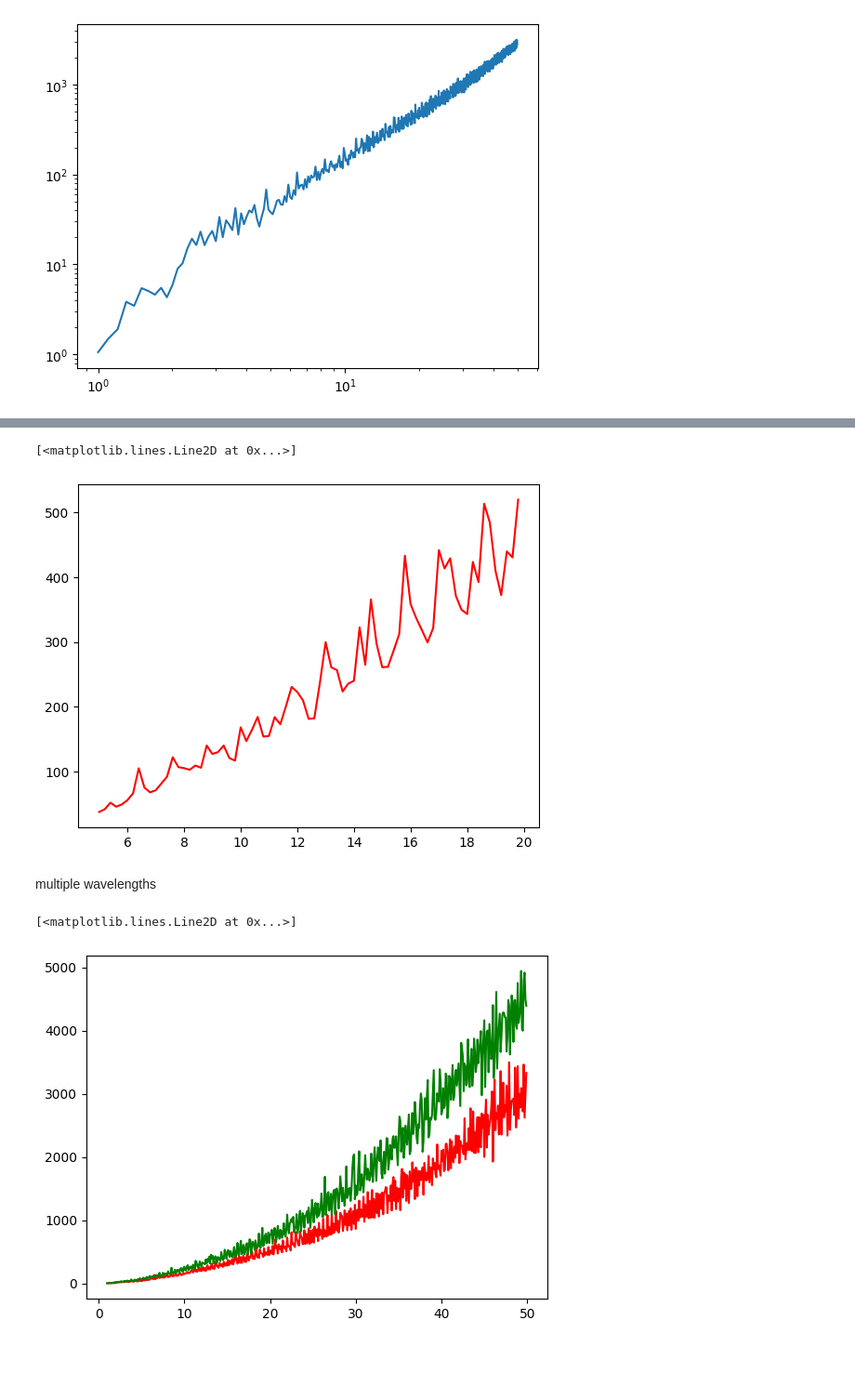
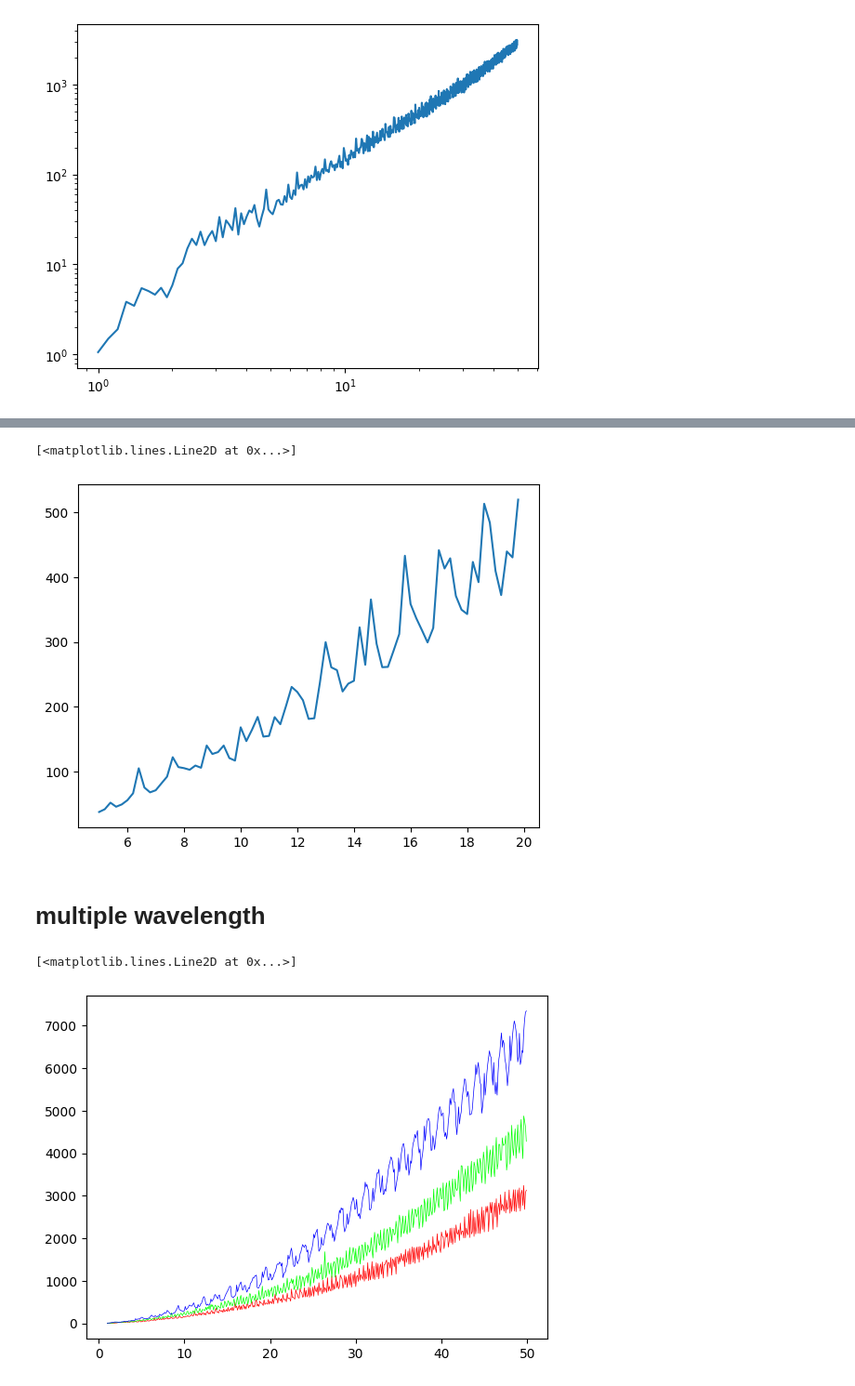
Before and after one commit to charlies-b/scattnlay-model, a Jupyter notebook: scattnlay-model.ipynb, the cells around one changed output, grey strips where cells are left out. Shown at 93% size. Drawn from its saved outputs; the diff is of its cells as text; code cells hidden in the pictures; blank space fills up the shorter version.

Commit message:
added blue and angle search

```diff
--- a/scattnlay-model.ipynb
+++ b/scattnlay-model.ipynb
@@ -172,18 +174,19 @@ droplet_x = list(deepcopy(droplet_x_iter))
 scat_irr_iter = map(lambda x: solid_angle_scattered_irradiance(x, theta, np.radians(theta1_deg), np.radians(theta2_deg)), droplet_x)
 scat_irr = list(scat_irr_iter)
 # %%
-plt.plot(droplet_sizes*10**6,scat_irr, color='red')
+plt.plot(droplet_sizes*10**6,scat_irr)
 # %% [output]
 [<matplotlib.lines.Line2D at 0x...>]
-[figure, old version]
+[figure, new version]
-# %% [markdown]
-multiple wavelengths
+# %% [markdown]
+# multiple wavelength
 # %%
 theta1_deg, theta2_deg  = 144, 156 # BCP
+# theta1_deg, theta2_deg  = 4.6, 12.8 # FSSP
 min_um, max_um, step = 1, 50, 0.1
-deg_step = 1
+deg_step = 0.1
 
-theta = np.arange(0, np.pi, np.radians(deg_step))
+theta = np.arange(np.radians(theta1_deg), np.radians(theta2_deg), np.radians(deg_step))
 droplet_sizes = np.arange(min_um*10**-6, max_um*10**-6, step*10**-6)
 
 # red
@@ -199,9 +202,17 @@ droplet_x_iter = map(lambda d: np.array([x_size_param(d, wavelength)]), droplet_
 droplet_x_green = list(deepcopy(droplet_x_iter))
 scat_irr_iter = map(lambda x: solid_angle_scattered_irradiance(x, theta, np.radians(theta1_deg), np.radians(theta2_deg)), droplet_x_green)
 scat_irr_green = list(scat_irr_iter)
+
+# blue
+wavelength = 405e-9
+droplet_x_iter = map(lambda d: np.array([x_size_param(d, wavelength)]), droplet_sizes)
+droplet_x_blue = list(deepcopy(droplet_x_iter))
+scat_irr_iter = map(lambda x: solid_angle_scattered_irradiance(x, theta, np.radians(theta1_deg), np.radians(theta2_deg)), droplet_x_blue)
+scat_irr_blue = list(scat_irr_iter)
 # %%
-plt.plot(droplet_sizes*10**6,scat_irr_red, color='red')
-plt.plot(droplet_sizes*10**6,scat_irr_green, color='green')
+plt.plot(droplet_sizes*10**6,scat_irr_red, color='red', linewidth=0.5)
+plt.plot(droplet_sizes*10**6,scat_irr_green, color='lime', linewidth=0.5)
+plt.plot(droplet_sizes*10**6,scat_irr_blue, color='blue', linewidth=0.5)
 # %% [output]
 [<matplotlib.lines.Line2D at 0x...>]
-[figure, old version]
+[figure, new version]
```
Also changed, not shown: parts of 18 cells of this notebook.
